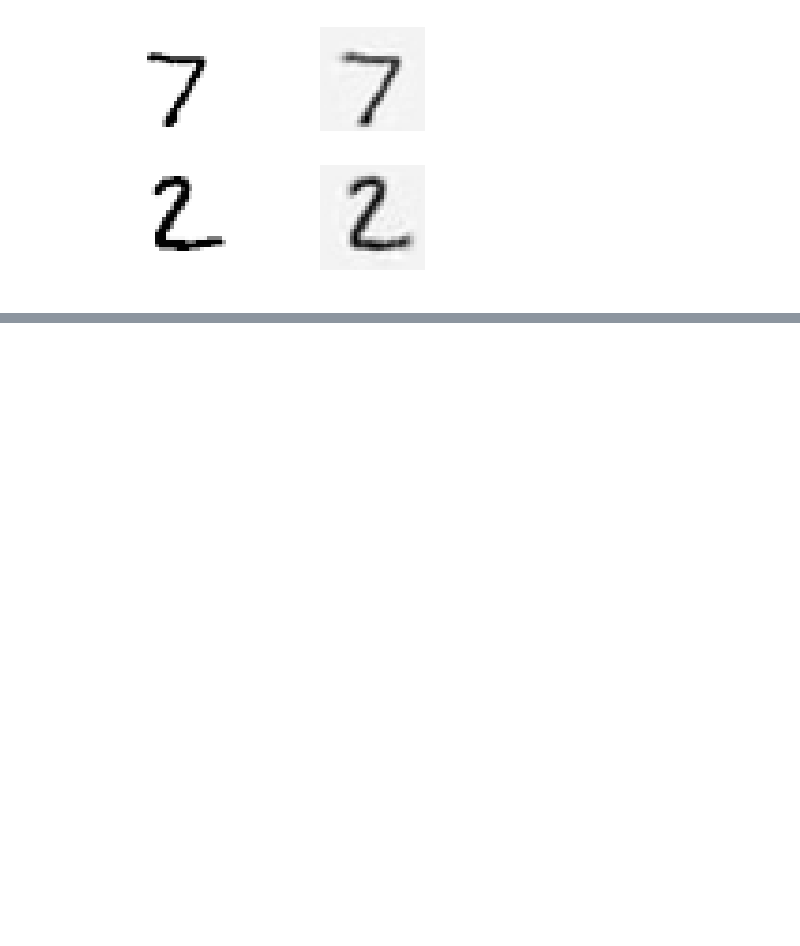
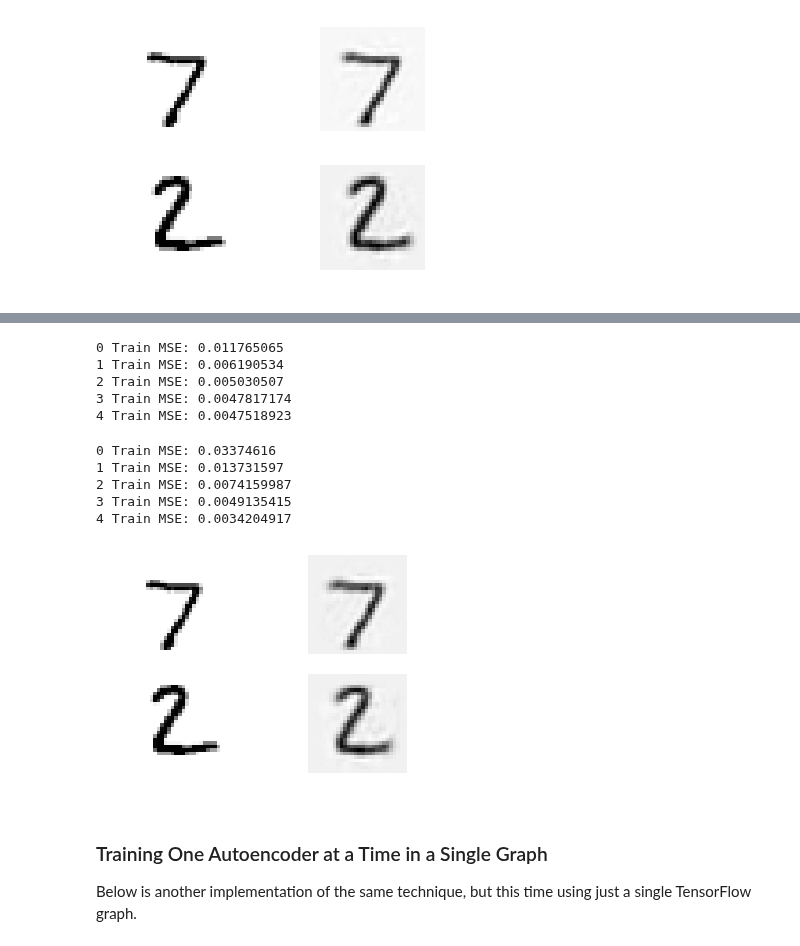
Before and after one commit to DCtheTall/hands-on-machine-learning, a Jupyter notebook: chapter15/Autoencoders.ipynb, the cells around one changed output, grey strips where cells are left out. Saved outputs shown, nothing was run; the diff lists cells and outputs as text; code cells hidden in the pictures; blank space fills up the shorter version.

Commit message:
ch15 training encoder layers separately

```diff
--- a/chapter15/Autoencoders.ipynb
+++ b/chapter15/Autoencoders.ipynb
@@ -278,7 +278,7 @@ with tf.Session() as sess:
       sys.stdout.flush()
       X_batch, y_batch = mnist.train.next_batch(batch_size)
       sess.run(training_op, feed_dict={X: X_batch})
-    loss_train = loss.eval(feed_dict={X: X_batch})
-    print("\r{}".format(epoch), "Train MSE:", loss_train)
+    loss_train = reconstruction_loss.eval(feed_dict={X: X_batch})
+    print('\r{}'.format(epoch), 'Train MSE:', loss_train)
     saver.save(sess, './my_model_all_layers.ckpt')
 # %% [output]
@@ -295,0 +360,44 @@ Saving figure tying_weight_reconstruction_plot
+# %%
+# First step of training.
+
+hidden_output, W1, b1, W4, b4 = train_autoencoder(mnist.train.images,
+                                                  n_units=256, n_epochs=5,
+                                                  batch_size=150,
+                                                  output_activation=None)
+# %% [output]
+0 Train MSE: 0.011765065
+1 Train MSE: 0.006190534
+2 Train MSE: 0.005030507
+3 Train MSE: 0.0047817174
+4 Train MSE: 0.0047518923
+# %%
+# Second step of training.
+
+_, W2, b2, W3, b3 = train_autoencoder(hidden_output, n_units=128, n_epochs=5,
+                                      batch_size=150)
+# %% [output]
+0 Train MSE: 0.03374616
+1 Train MSE: 0.013731597
+2 Train MSE: 0.0074159987
+3 Train MSE: 0.0049135415
+4 Train MSE: 0.0034204917
+# %%
+# Putting the results together.
+
+reset_graph()
+
+n_inputs = 28 ** 2
+
+X = tf.placeholder(tf.float32, shape=(None, n_inputs))
+hidden1 = tf.nn.elu(tf.matmul(X, W1) + b1)
+hidden2 = tf.nn.elu(tf.matmul(hidden1, W2) + b2)
+hidden3 = tf.nn.elu(tf.matmul(hidden2, W3) + b3)
+outputs = tf.matmul(hidden3, W4) + b4
+# %%
+show_reconstructed_digits(X, outputs)
+# %% [output]
+[figure, added]
+# %% [markdown]
+### Training One Autoencoder at a Time in a Single Graph
+
+Below is another implementation of the same technique, but this time using just a single TensorFlow graph.
```
Also changed, not shown: parts of 12 cells of this notebook.
